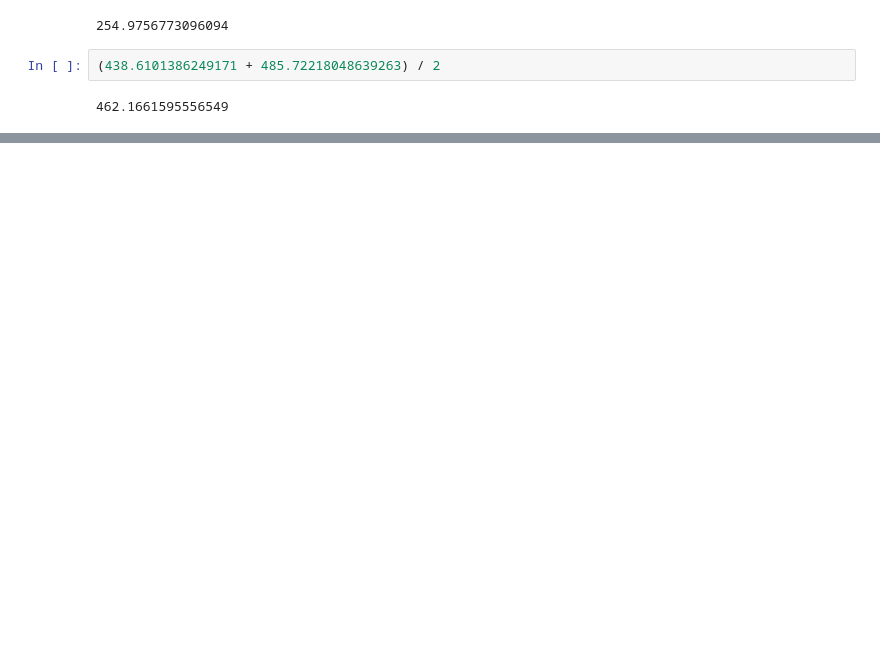
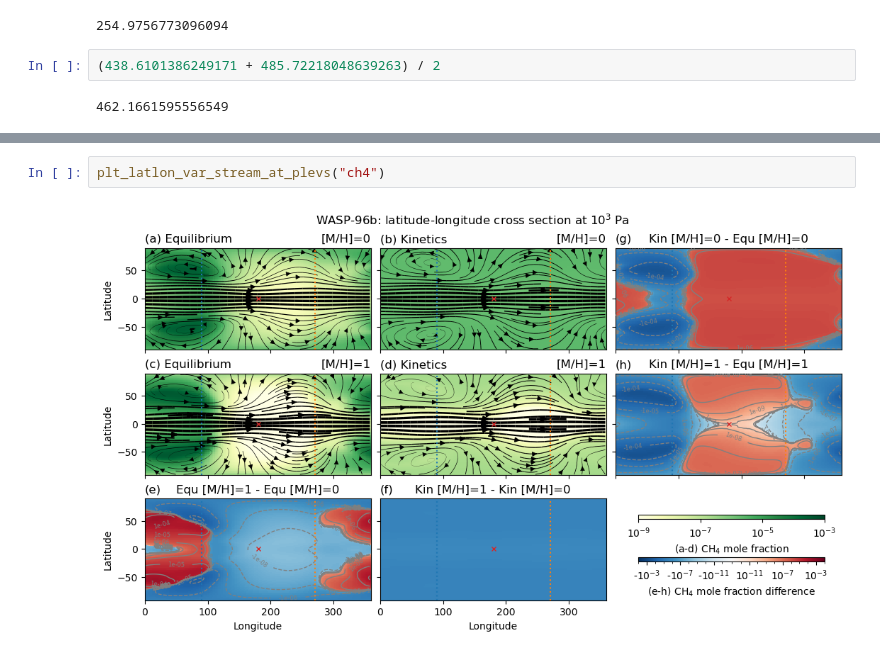
Before and after one commit to mzamyatina/quenching_driven_depletion_and_asymmetries, a Jupyter notebook: plt_latlon_var_stream_at_plevs.ipynb, the cells around one changed output, grey strips where cells are left out. Saved outputs shown, nothing was run; the diff lists cells and outputs as text; blank space fills up the shorter version.

```diff
--- a/plt_latlon_var_stream_at_plevs.ipynb
+++ b/plt_latlon_var_stream_at_plevs.ipynb
@@ -457,0 +383,4 @@ for tgt_plev_k in tqdm([f"{i:1.0e}" for i in tgt_plevs]):
+# %%
+plt_latlon_var_stream_at_plevs("ch4")
+# %% [output]
+[figure, added]
```
Also changed, not shown: parts of 17 cells of this notebook.
